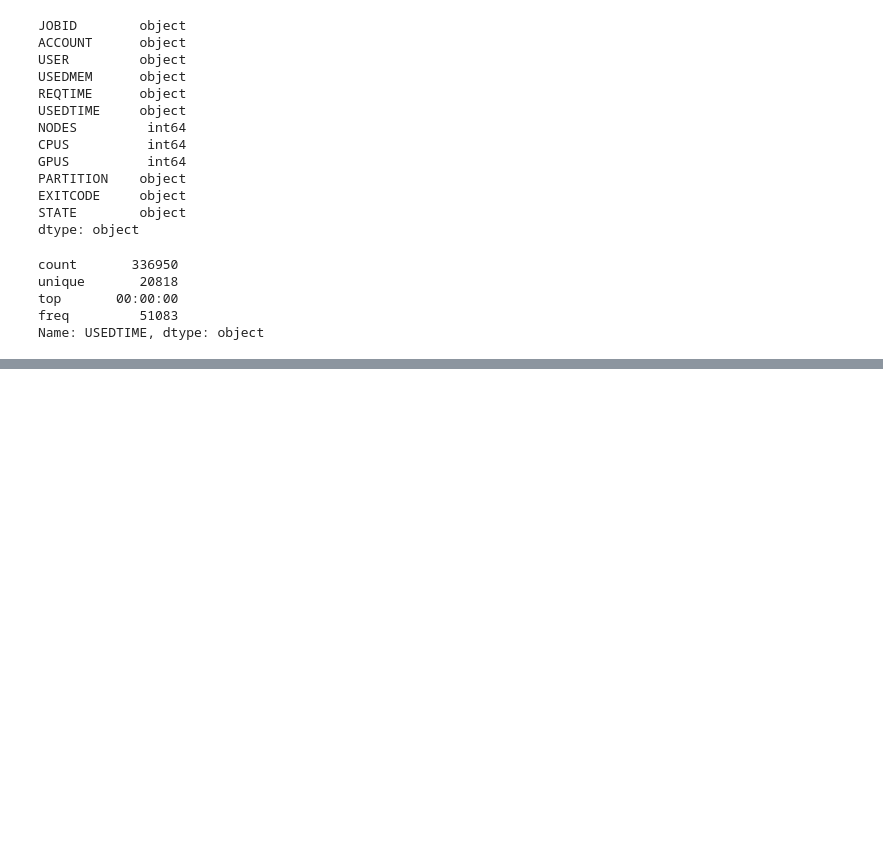
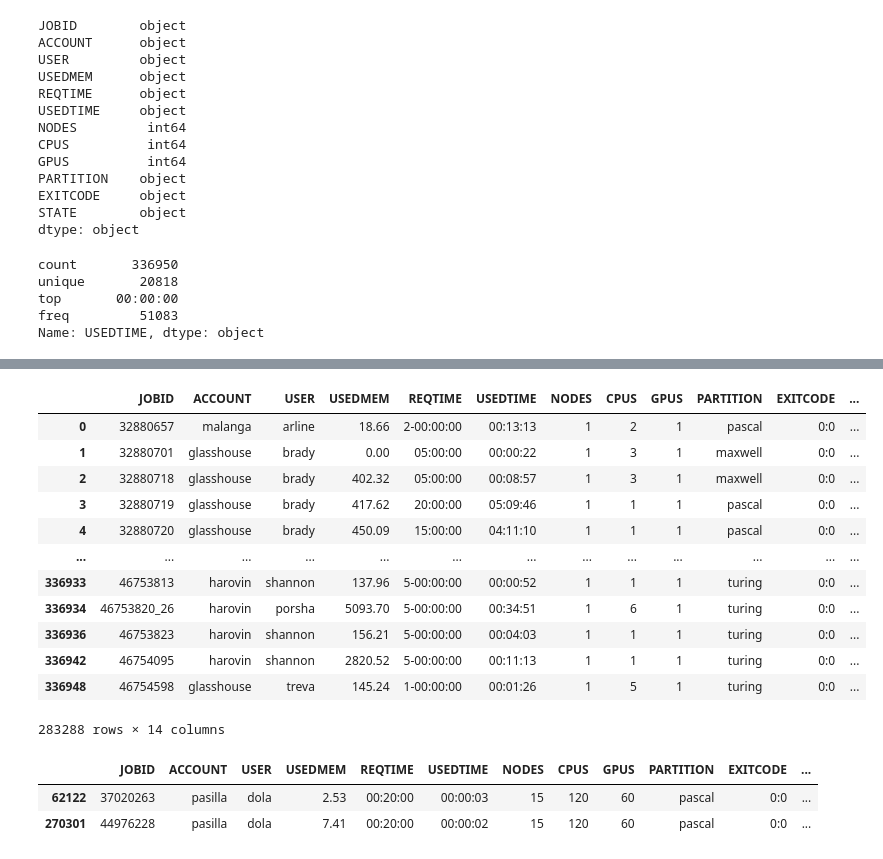
Before and after one commit to essetetsahai/accre_project-jolly_ranchers, a Jupyter notebook: notebook/accre_et.ipynb, the cells around one changed output, grey strips where cells are left out. Saved outputs shown, nothing was run; the diff lists cells and outputs as text; code cells hidden in the pictures; blank space fills up the shorter version.

```diff
--- a/notebook/accre_et.ipynb
+++ b/notebook/accre_et.ipynb
@@ -206,0 +178,2 @@ df[df['USEDTIME'].str.contains('-')]
+# %%
+df.USEDMEM = df['USEDMEM'].str.strip()
@@ -206,0 +200,3 @@ df[df['USEDTIME'].str.contains('-')]
+# %%
+df.USEDMEM= df.USEDMEM.str.replace('M','',regex=True)
+df.USEDMEM = df['USEDMEM'].str.strip()
@@ -206,0 +221,4 @@ df[df['USEDTIME'].str.contains('-')]
+# %%
+#df_test['USEDMEM'] = df_test['USEDMEM'].astype('float')
+#df_test['USEDMEM_n'] = pd.to_numeric(df['USEDMEM'])
+df = df.astype({"USEDMEM":'float'})
@@ -206,0 +243,24 @@ df[df['USEDTIME'].str.contains('-')]
+# %%
+df_test = df[(df['STATE'] == 'COMPLETED') & (df['USEDTIME_SEC'] != 0)]
+# %%
+df_test
+# %% [output]
+|  | JOBID | ACCOUNT | USER | USEDMEM | REQTIME | USEDTIME | NODES | CPUS | GPUS | PARTITION | EXITCODE | ... |
+| 0 | 32880657 | malanga | arline | 18.66 | 2-00:00:00 | 00:13:13 | 1 | 2 | 1 | pascal | 0:0 | ... |
+| 1 | 32880701 | glasshouse | brady | 0.00 | 05:00:00 | 00:00:22 | 1 | 3 | 1 | maxwell | 0:0 | ... |
+| 2 | 32880718 | glasshouse | brady | 402.32 | 05:00:00 | 00:08:57 | 1 | 3 | 1 | maxwell | 0:0 | ... |
+| 3 | 32880719 | glasshouse | brady | 417.62 | 20:00:00 | 05:09:46 | 1 | 1 | 1 | pascal | 0:0 | ... |
+| 4 | 32880720 | glasshouse | brady | 450.09 | 15:00:00 | 04:11:10 | 1 | 1 | 1 | pascal | 0:0 | ... |
+| ... | ... | ... | ... | ... | ... | ... | ... | ... | ... | ... | ... | ... |
+| 336933 | 46753813 | harovin | shannon | 137.96 | 5-00:00:00 | 00:00:52 | 1 | 1 | 1 | turing | 0:0 | ... |
+| 336934 | 46753820_26 | harovin | porsha | 5093.70 | 5-00:00:00 | 00:34:51 | 1 | 6 | 1 | turing | 0:0 | ... |
+| 336936 | 46753823 | harovin | shannon | 156.21 | 5-00:00:00 | 00:04:03 | 1 | 1 | 1 | turing | 0:0 | ... |
+| 336942 | 46754095 | harovin | shannon | 2820.52 | 5-00:00:00 | 00:11:13 | 1 | 1 | 1 | turing | 0:0 | ... |
+| 336948 | 46754598 | glasshouse | treva | 145.24 | 1-00:00:00 | 00:01:26 | 1 | 5 | 1 | turing | 0:0 | ... |
+283288 rows × 14 columns
+# %%
+df_test[df_test['GPUS'] == 60]
+# %% [output]
+|  | JOBID | ACCOUNT | USER | USEDMEM | REQTIME | USEDTIME | NODES | CPUS | GPUS | PARTITION | EXITCODE | ... |
+| 62122 | 37020263 | pasilla | dola | 2.53 | 00:20:00 | 00:00:03 | 15 | 120 | 60 | pascal | 0:0 | ... |
+| 270301 | 44976228 | pasilla | dola | 7.41 | 00:20:00 | 00:00:02 | 15 | 120 | 60 | pascal | 0:0 | ... |
```
Also changed, not shown: parts of 33 cells of this notebook.
